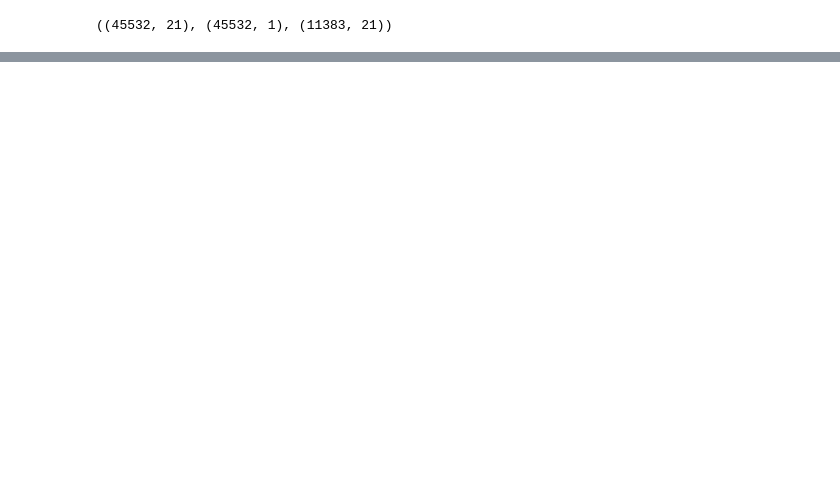
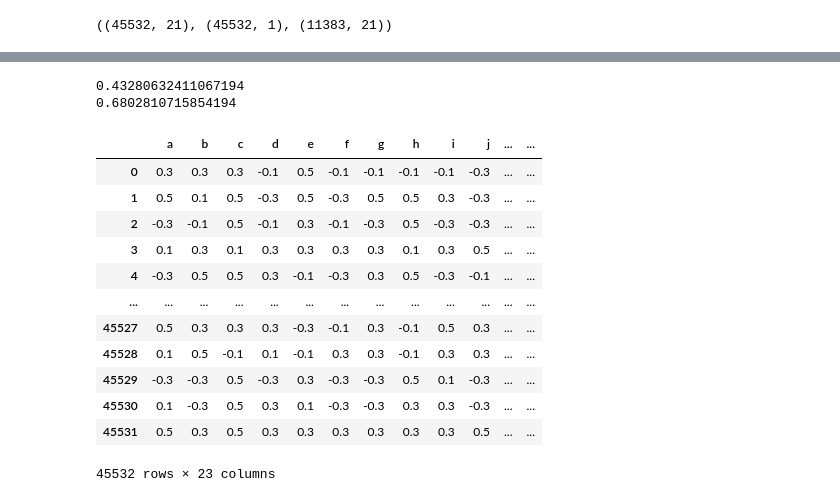
Before and after one commit to yebiny/psychoMetrics, a Jupyter notebook: 3-Train/train.ipynb, the cells around one changed output, grey strips where cells are left out. Drawn from its saved outputs; the diff is of its cells as text; code cells hidden in the pictures; blank space fills up the shorter version.

```diff
--- a/3-Train/train.ipynb
+++ b/3-Train/train.ipynb
@@ -94,0 +76,2 @@ submission=pd.read_csv('../0-Data/org/sample_submission.csv', index_col=0)
+# %%
+ensembles = blend_models(estimator_list = best_3, fold = 5, method = 'soft')
@@ -95 +109,36 @@ submission=pd.read_csv('../0-Data/org/sample_submission.csv', index_col=0)
+# %%
+acc, l_acc = 0, 0
+for idx in range(4554):
+    if valid_pred.Score[idx]>0.74: pred='2'
+    else: pred='1'
+
+    if valid_pred.voted[idx] == pred:
+        acc+=1
+
+    if valid_pred.voted[idx] == str(valid_pred.Label[idx]):
+        l_acc+=1
+
+print(acc/4554)
+print(l_acc/4554)
+# %% [output]
+0.43280632411067194
+0.6802810715854194
+# %%
+predictions = predict_model(ensembles, data = test_df)
+# %%
+predictions
+# %% [output]
+|  | a | b | c | d | e | f | g | h | i | j | ... | ... |
+| 0 | 0.3 | 0.3 | 0.3 | -0.1 | 0.5 | -0.1 | -0.1 | -0.1 | -0.1 | -0.3 | ... | ... |
+| 1 | 0.5 | 0.1 | 0.5 | -0.3 | 0.5 | -0.3 | 0.5 | 0.5 | 0.3 | -0.3 | ... | ... |
+| 2 | -0.3 | -0.1 | 0.5 | -0.1 | 0.3 | -0.1 | -0.3 | 0.5 | -0.3 | -0.3 | ... | ... |
+| 3 | 0.1 | 0.3 | 0.1 | 0.3 | 0.3 | 0.3 | 0.3 | 0.1 | 0.3 | 0.5 | ... | ... |
+| 4 | -0.3 | 0.5 | 0.5 | 0.3 | -0.1 | -0.3 | 0.3 | 0.5 | -0.3 | -0.1 | ... | ... |
+| ... | ... | ... | ... | ... | ... | ... | ... | ... | ... | ... | ... | ... |
+| 45527 | 0.5 | 0.3 | 0.3 | 0.3 | -0.3 | -0.1 | 0.3 | -0.1 | 0.5 | 0.3 | ... | ... |
+| 45528 | 0.1 | 0.5 | -0.1 | 0.1 | -0.1 | 0.3 | 0.3 | -0.1 | 0.3 | 0.3 | ... | ... |
+| 45529 | -0.3 | -0.3 | 0.5 | -0.3 | 0.3 | -0.3 | -0.3 | 0.5 | 0.1 | -0.3 | ... | ... |
+| 45530 | 0.1 | -0.3 | 0.5 | 0.3 | 0.1 | -0.3 | -0.3 | 0.3 | 0.3 | -0.3 | ... | ... |
+| 45531 | 0.5 | 0.3 | 0.5 | 0.3 | 0.3 | 0.3 | 0.3 | 0.3 | 0.3 | 0.5 | ... | ... |
+45532 rows × 23 columns
 # %%
```
Also changed, not shown: parts of 24 cells of this notebook, 1 other file.
